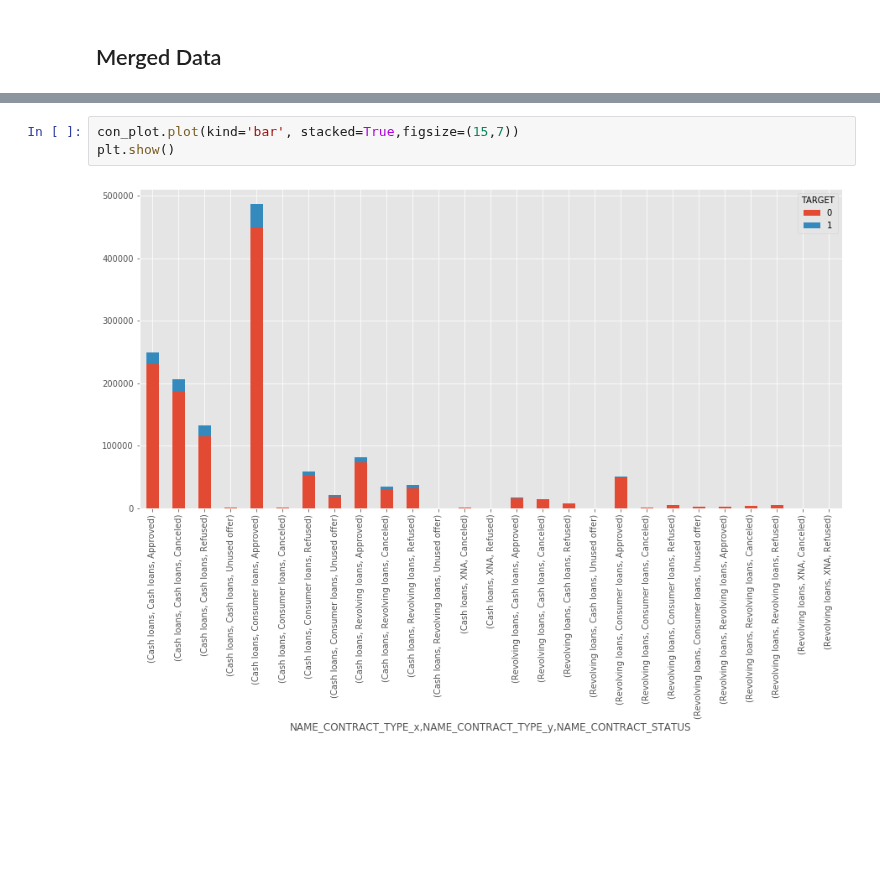
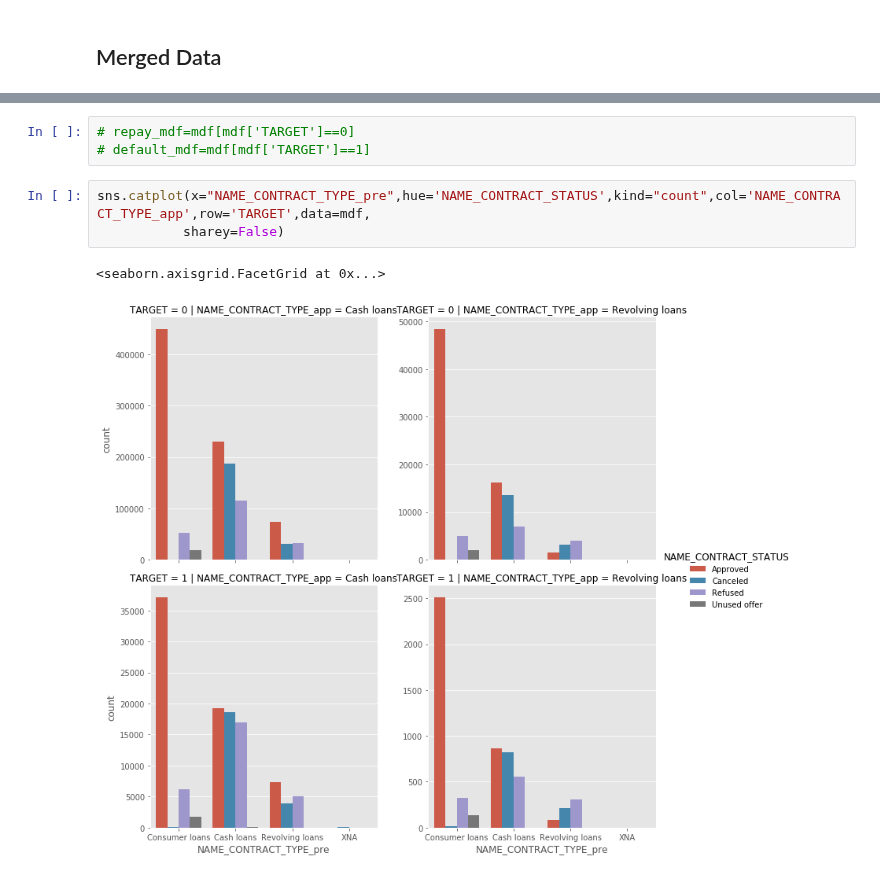
Before and after one commit to sunny0103/personal_project_kaggle, a Jupyter notebook: bank_loan/bank Loan EDA.ipynb, the cells around one changed output, grey strips where cells are left out. Cells and saved outputs as stored; diff of their text form; blank space fills up the shorter version.

```diff
--- a/bank_loan/bank Loan EDA.ipynb
+++ b/bank_loan/bank Loan EDA.ipynb
@@ -883,5 +862,9 @@ con_plot
-# %%
-con_plot.plot(kind='bar', stacked=True,figsize=(15,7))
-plt.show()
-# %% [output]
-[figure, removed]
+# %%
+# repay_mdf=mdf[mdf['TARGET']==0]
+# default_mdf=mdf[mdf['TARGET']==1]
+# %%
+sns.catplot(x="NAME_CONTRACT_TYPE_pre",hue='NAME_CONTRACT_STATUS',kind="count",col='NAME_CONTRACT_TYPE_app',row='TARGET',data=mdf,
+           sharey=False)
+# %% [output]
+<seaborn.axisgrid.FacetGrid at 0x...>
+[figure, added]
```
Also changed, not shown: parts of 5 cells of this notebook.
